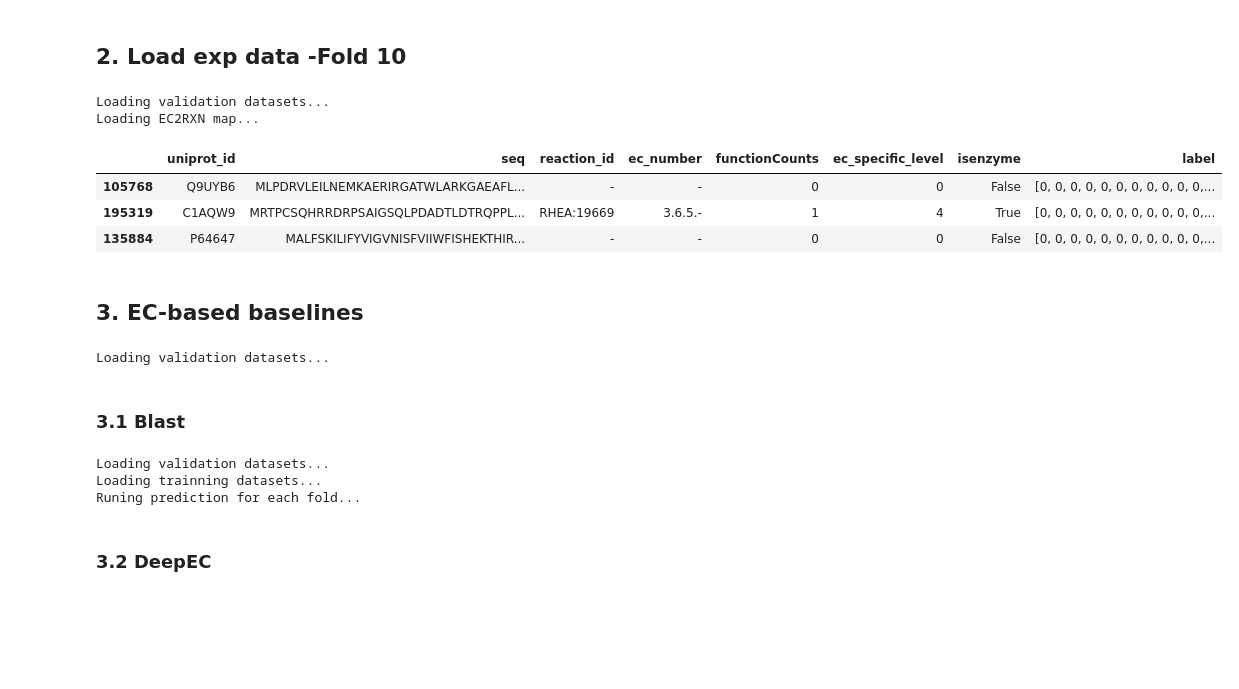
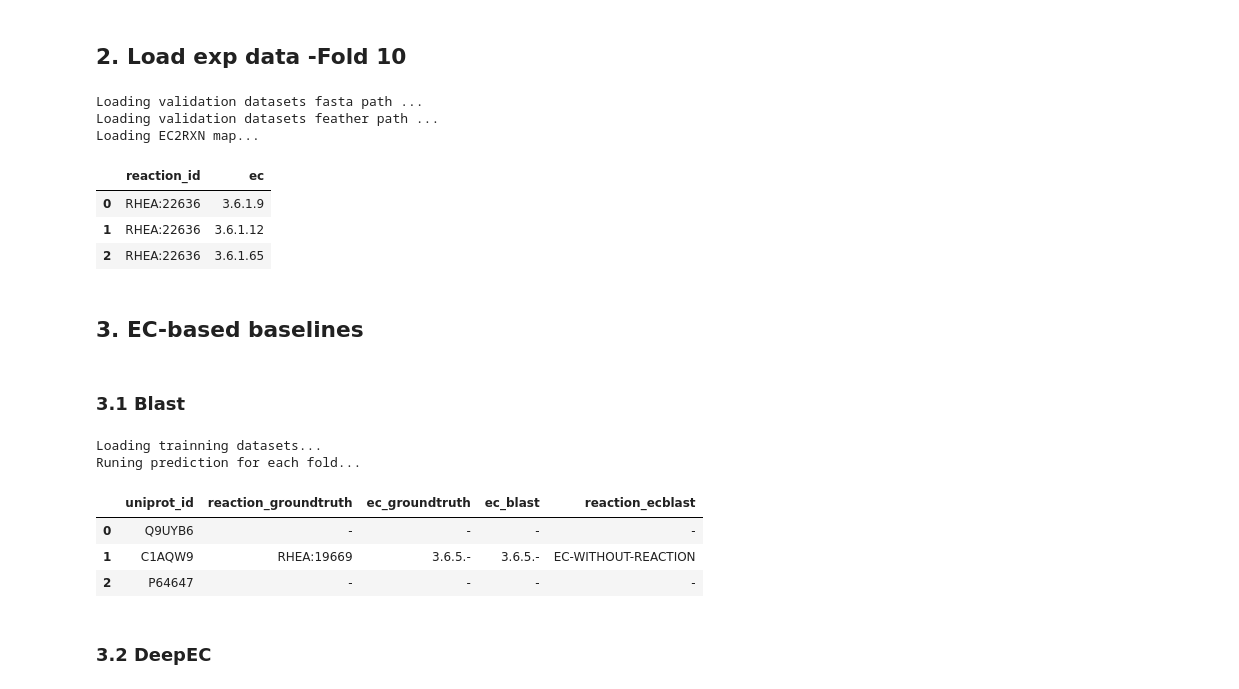
Before and after one commit to kingstdio/RXNRECer, a Jupyter notebook: baselines/s2_baseline_ec_method_10_fold.ipynb, the cells around one changed output. Cells and saved outputs as stored; diff of their text form; code cells hidden in the pictures; blank space fills up the shorter version.

```diff
--- a/baselines/s2_baseline_ec_method_10_fold.ipynb
+++ b/baselines/s2_baseline_ec_method_10_fold.ipynb
@@ -38,59 +40,52 @@ def merge_test_set(testset, needmergeset, mergekey='uniprot_id', merge_way='left
 # %% [markdown]
 ## 2. Load exp data -Fold 10
 # %%
-print('Loading validation datasets...')
-vali_fasta_files = [f'{cfg.DIR_DATASET}validation/fold{fold_index}/valid.fasta' for fold_index in range(1, 11)]
-vali_df_list = [pd.read_feather(f'{cfg.DIR_DATASET}validation/fold{fold_index}/valid.feather') for fold_index in range(1, 11)]
+print('Loading validation datasets fasta path ...')
+vali_fasta_files = [
+    f'{cfg.DIR_DATASET}validation/fold{fold_index}/valid.fasta'
+    for fold_index in range(1, 11)
+]
 
+print('Loading validation datasets feather path ...')
+vali_feather_files = [
+    f'{cfg.DIR_DATASET}validation/fold{fold_index}/valid.feather'
+    for fold_index in range(1, 11)
+]
 
 print('Loading EC2RXN map...')
 
 #add reaction data
 ds_rhea = pd.read_feather(cfg.FILE_DS_RHEA_REACTIONS)
 # caculate reaction_id ec_number map
 ec_reaction_map = ds_rhea[['reaction_id', 'ec_number']].copy()
 ec_reaction_map = ec_reaction_map.fillna('REACTION-WITHOUT-EC')
 ec_reaction_map = pd.concat([ec_reaction_map, pd.DataFrame({'reaction_id':['NO-PREDICTION', '-'],'ec_number':['NO-PREDICTION', '-']})], axis=0).reset_index(drop=True)
 ec_reaction_map.ec_number = ec_reaction_map.ec_number.apply(lambda x: x.replace('EC:',''))
 ec_reaction_map = ec_reaction_map.assign(ec_number=ec_reaction_map['ec_number'].str.split(';')).explode('ec_number').reset_index(drop=True).rename(columns={'ec_number': 'ec'})
 
 
-vali_df_list[0].head(3)
+ec_reaction_map.head(3)
 # %% [output]
-Loading validation datasets...
+Loading validation datasets fasta path ...
+Loading validation datasets feather path ...
 Loading EC2RXN map...
-|  | uniprot_id | seq | reaction_id | ec_number | functionCounts | ec_specific_level | isenzyme | label |
-| 105768 | Q9UYB6 | MLPDRVLEILNEMKAERIRGATWLARKGAEAFL... | - | - | 0 | 0 | False | [0, 0, 0, 0, 0, 0, 0, 0, 0, 0, 0,... |
-| 195319 | C1AQW9 | MRTPCSQHRRDRPSAIGSQLPDADTLDTRQPPL... | RHEA:19669 | 3.6.5.- | 1 | 4 | True | [0, 0, 0, 0, 0, 0, 0, 0, 0, 0, 0,... |
-| 135884 | P64647 | MALFSKILIFYVIGVNISFVIIWFISHEKTHIR... | - | - | 0 | 0 | False | [0, 0, 0, 0, 0, 0, 0, 0, 0, 0, 0,... |
+|  | reaction_id | ec |
+| 0 | RHEA:22636 | 3.6.1.9 |
+| 1 | RHEA:22636 | 3.6.1.12 |
+| 2 | RHEA:22636 | 3.6.1.65 |
 # %% [markdown]
 ## 3. EC-based baselines
-# %%
-print('Loading validation datasets...')
-vali_fasta_files = [
-    f'{cfg.DIR_DATASET}validation/fold{fold_index}/valid.fasta'
-    for fold_index in range(1, 11)
-]
-# %% [output]
-Loading validation datasets...
 # %% [markdown]
 ### 3.1 Blast
 # %%
-print('Loading validation datasets...')
-vali_feather_files = [
-    f'{cfg.DIR_DATASET}validation/fold{fold_index}/valid.feather'
-    for fold_index in range(1, 11)
-]
-
 print('Loading trainning datasets...')
-vali_train_feather_files =[
+train_feather_files =[
     f'{cfg.DIR_DATASET}validation/fold{fold_index}/train.feather'
     for fold_index in range(1,11)
 ]
 
-
 vali_res_blast = [
-    f'/hpcfs/fhome/shizhenkun/codebase/RXNRECer/baselines/results/ec_methods/blast/fold{item}.tsv'
+    f'{cfg.DIR_RES_BASELINE}results/ec_methods/blast/fold{item}.tsv'
     for item in range(1, 11)
 ]
 
@@ -98,27 +93,28 @@ def blast_via_train_test(ds_train, ds_test):
     #blsting test set
     blast_res_ec = bfl.getblast(train=ds_train[['uniprot_id', 'seq']], test=ds_test[['uniprot_id', 'seq']], k=1)
     blast_res_ec= blast_res_ec[['id','sseqid']].merge(ds_train[['uniprot_id', 'ec_number']], left_on='sseqid', right_on='uniprot_id', how='left')[['id','ec_number']].rename(columns={'id':'uniprot_id', 'ec_number':'ec_blast'})
-
     #拼合test，加入无预测结果的数据
     blast_res_ec=ds_test[['uniprot_id', 'reaction_id','ec_number']].rename(columns={'reaction_id':'reaction_groundtruth', 'ec_number': 'ec_groundtruth'}).merge(blast_res_ec, on='uniprot_id', how='left').fillna('NO-PREDICTION')
-
     #add rxn info
     blast_res_ec['reaction_ecblast']=blast_res_ec.ec_blast.parallel_apply(lambda x: btools.retrival_reaction_from_ec(ec_pred=x, ec_reaction_map=ec_reaction_map))
-
-
     return blast_res_ec
 
 print('Runing prediction for each fold...')
 
-for i in tqdm(range(10)):
-    ds_train = pd.read_feather(vali_train_feather_files[i])
-    ds_test = pd.read_feather(vali_feather_files[i])
-    blast_res_ec = blast_via_train_test(ds_train,ds_test)
-    blast_res_ec.to_csv(f'{vali_res_blast[i]}.tsv', sep='\t', index=False)
+# for i in tqdm(range(10)):
+#     ds_train = pd.read_feather(train_feather_files[i])
+#     ds_test = pd.read_feather(vali_feather_files[i])
+#     blast_res_ec = blast_via_train_test(ds_train,ds_test)
+#     blast_res_ec.to_csv(f'{vali_res_blast[i]}.tsv', sep='\t', index=False)
+
+pd.read_csv(f'{vali_res_blast[0]}', sep='\t').head(3)
 # %% [output]
-Loading validation datasets...
 Loading trainning datasets...
 Runing prediction for each fold...
+|  | uniprot_id | reaction_groundtruth | ec_groundtruth | ec_blast | reaction_ecblast |
+| 0 | Q9UYB6 | - | - | - | - |
+| 1 | C1AQW9 | RHEA:19669 | 3.6.5.- | 3.6.5.- | EC-WITHOUT-REACTION |
+| 2 | P64647 | - | - | - | - |
 # %% [markdown]
 ### 3.2 DeepEC
 # %%
```
Also changed, not shown: parts of 23 cells of this notebook, 2 other files.
